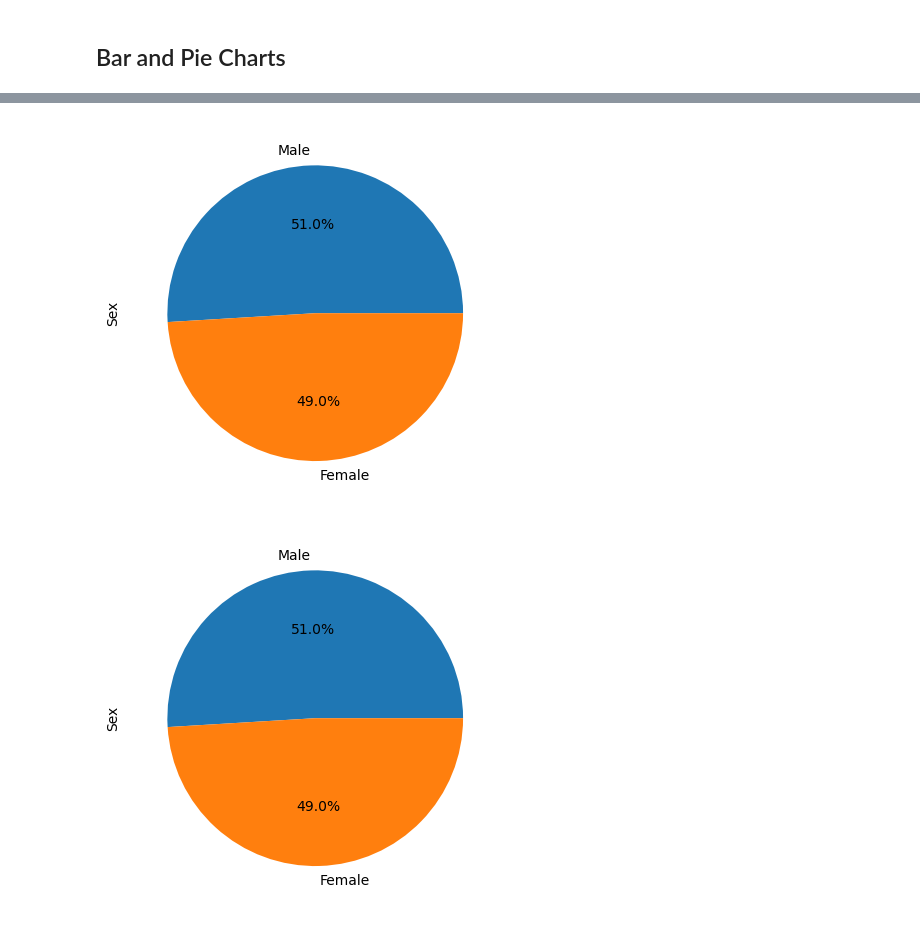
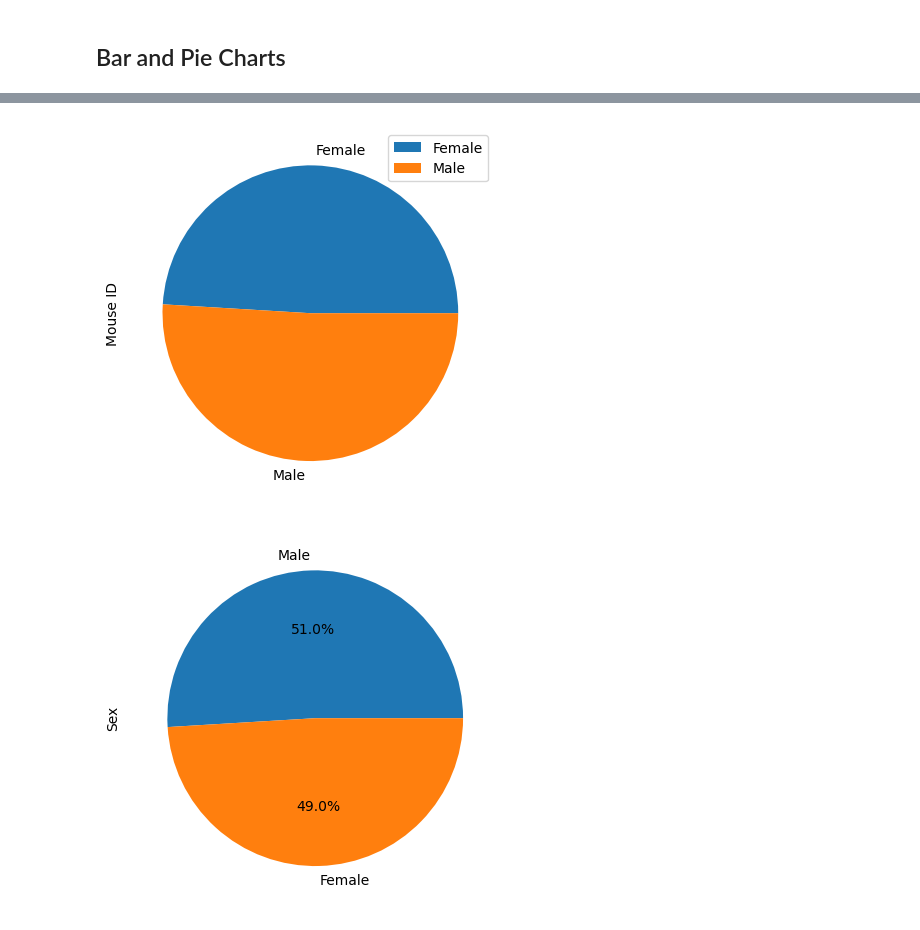
Before and after one commit to rfe123/umn_data_matplotlib_challenge, a Jupyter notebook: Pymaceuticals/pymaceuticals_starter.ipynb, the cells around one changed output, grey strips where cells are left out. Cells and saved outputs as stored; diff of their text form; code cells hidden in the pictures.

```diff
--- a/Pymaceuticals/pymaceuticals_starter.ipynb
+++ b/Pymaceuticals/pymaceuticals_starter.ipynb
@@ -159,7 +166,12 @@ ValueError: `bins` must increase monotonically, when an array
 # %%
 # Generate a pie plot showing the distribution of female versus male mice using Pandas
+pie_df = mouse_results_clean[['Sex', 'Mouse ID']].groupby('Sex').count()
+total = pie_df.sum()
+# pie_df["% of Total"] = (pie_df['Mouse ID'] / total) * 100
+pie_df.plot.pie(y='Mouse ID')
+plt.show()
 # %% [output]
-[figure, old version]
+[figure, new version]
 # %%
 # Generate a pie plot showing the distribution of female versus male mice using pyplot
 # %% [output]
```
Also changed, not shown: parts of 4 cells of this notebook.
